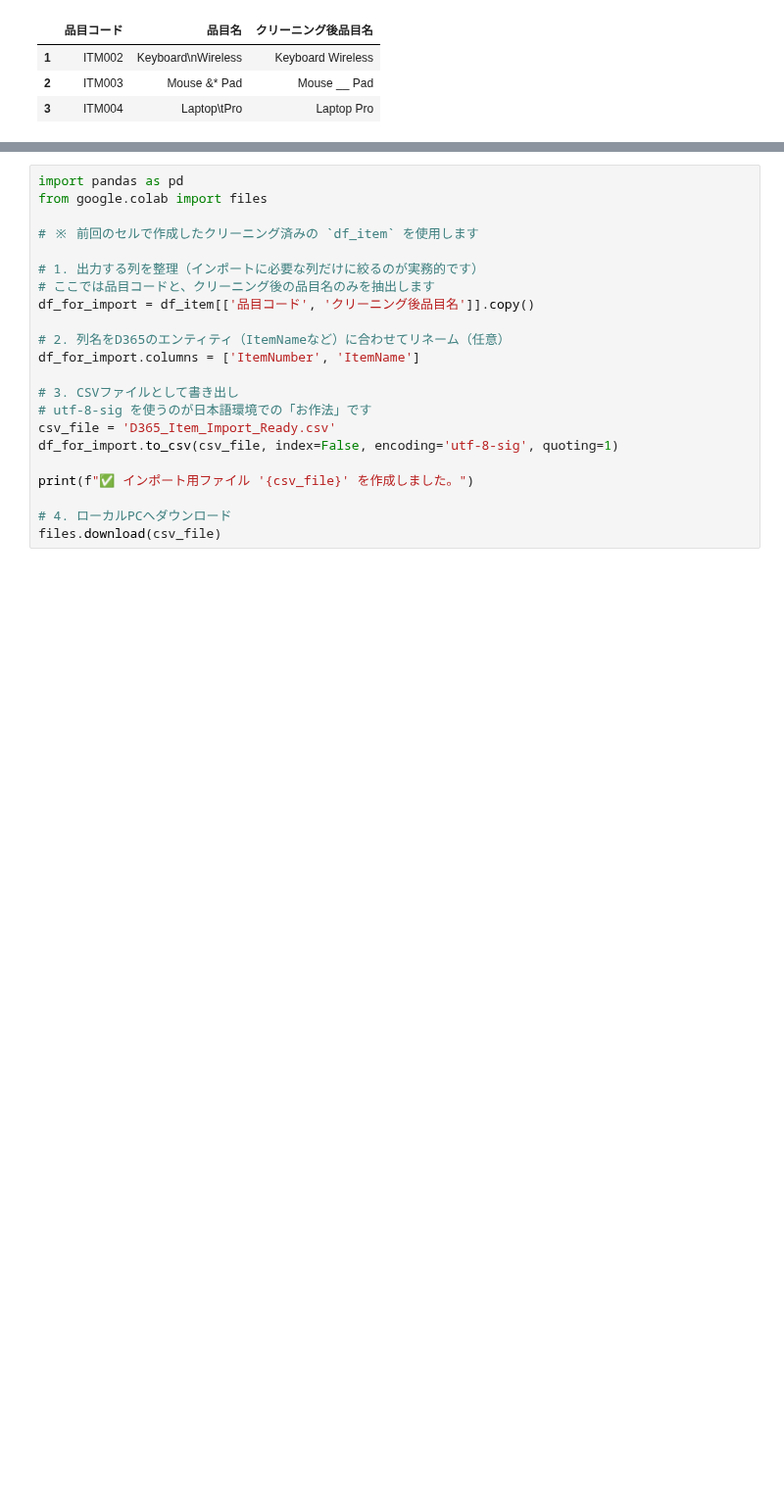
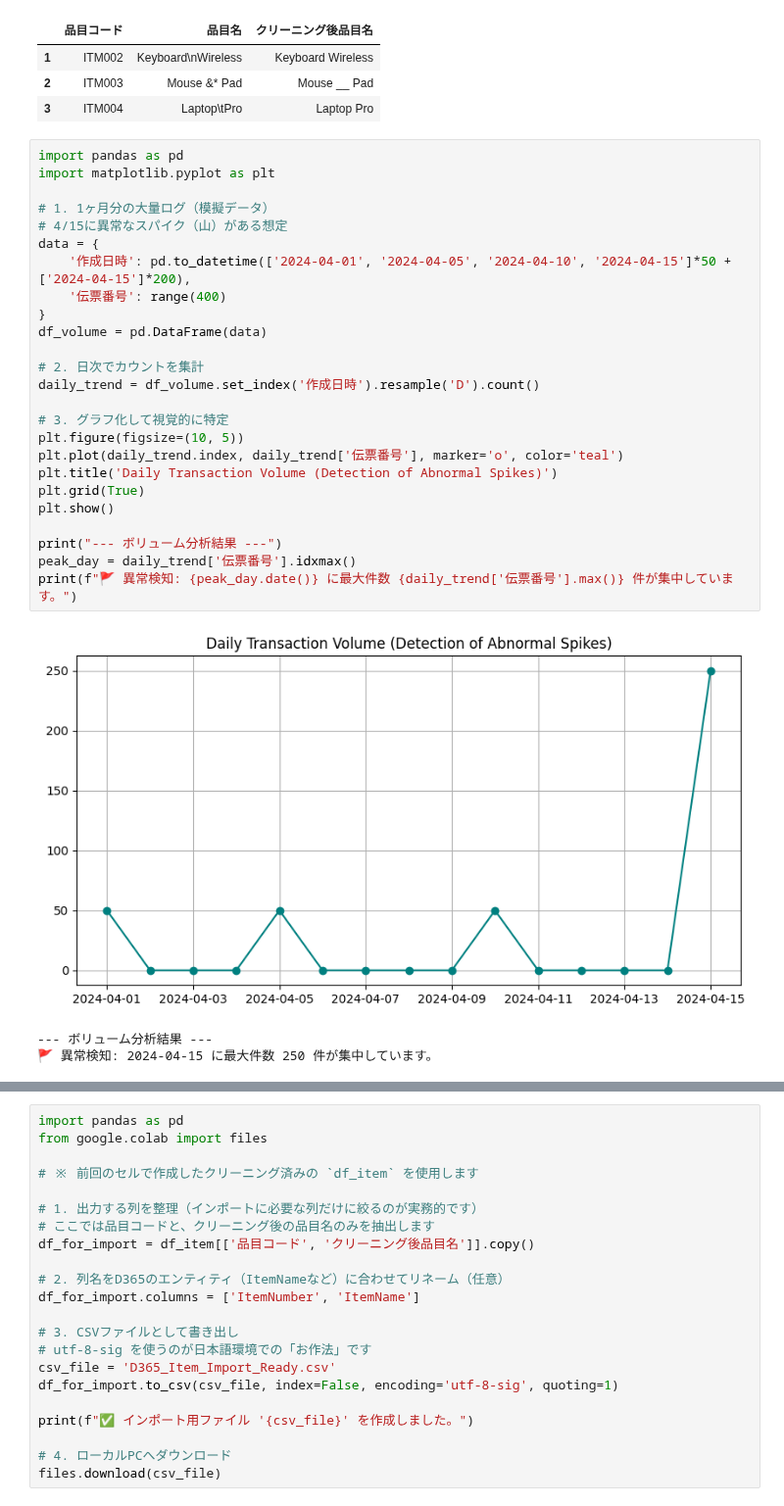
Before and after one commit to Koji-Accounting-Tech/D365-Finance-Data-Validator, a Jupyter notebook: D365_Data_Processing.ipynb, the cells around one changed output, grey strips where cells are left out. Shown at 98% size. Cells and saved outputs as stored; diff of their text form; blank space fills up the shorter version.

```diff
--- a/D365_Data_Processing.ipynb
+++ b/D365_Data_Processing.ipynb
@@ -187,3 +187,32 @@ else:
 | 1 | ITM002 | Keyboard\nWireless | Keyboard Wireless |
 | 2 | ITM003 | Mouse &* Pad | Mouse __ Pad |
 | 3 | ITM004 | Laptop\tPro | Laptop Pro |
+# %%
+import pandas as pd
+import matplotlib.pyplot as plt
+
+# 1. 1ヶ月分の大量ログ（模擬データ）
+# 4/15に異常なスパイク（山）がある想定
+data = {
+    '作成日時': pd.to_datetime(['2024-04-01', '2024-04-05', '2024-04-10', '2024-04-15']*50 + ['2024-04-15']*200),
+    '伝票番号': range(400)
+}
+df_volume = pd.DataFrame(data)
+
+# 2. 日次でカウントを集計
+daily_trend = df_volume.set_index('作成日時').resample('D').count()
+
+# 3. グラフ化して視覚的に特定
+plt.figure(figsize=(10, 5))
+plt.plot(daily_trend.index, daily_trend['伝票番号'], marker='o', color='teal')
+plt.title('Daily Transaction Volume (Detection of Abnormal Spikes)')
+plt.grid(True)
+plt.show()
+
+print("--- ボリューム分析結果 ---")
+peak_day = daily_trend['伝票番号'].idxmax()
+print(f"🚩 異常検知: {peak_day.date()} に最大件数 {daily_trend['伝票番号'].max()} 件が集中しています。")
+# %% [output]
+[figure, added]
+--- ボリューム分析結果 ---
+🚩 異常検知: 2024-04-15 に最大件数 250 件が集中しています。
```
Also changed, not shown: parts of 1 cell of this notebook.
